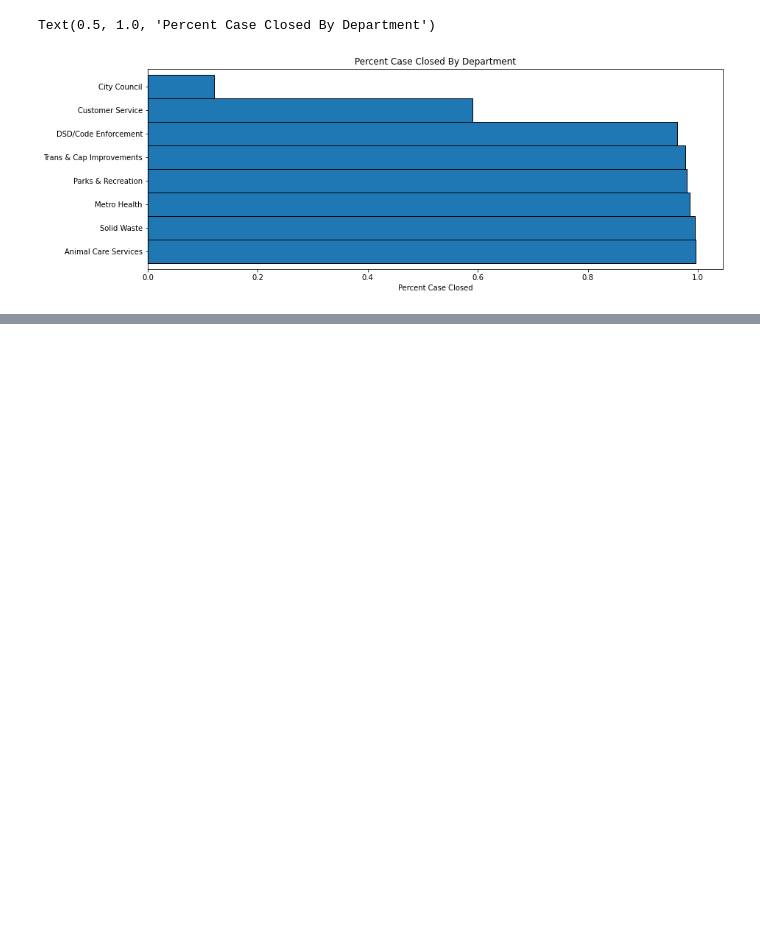
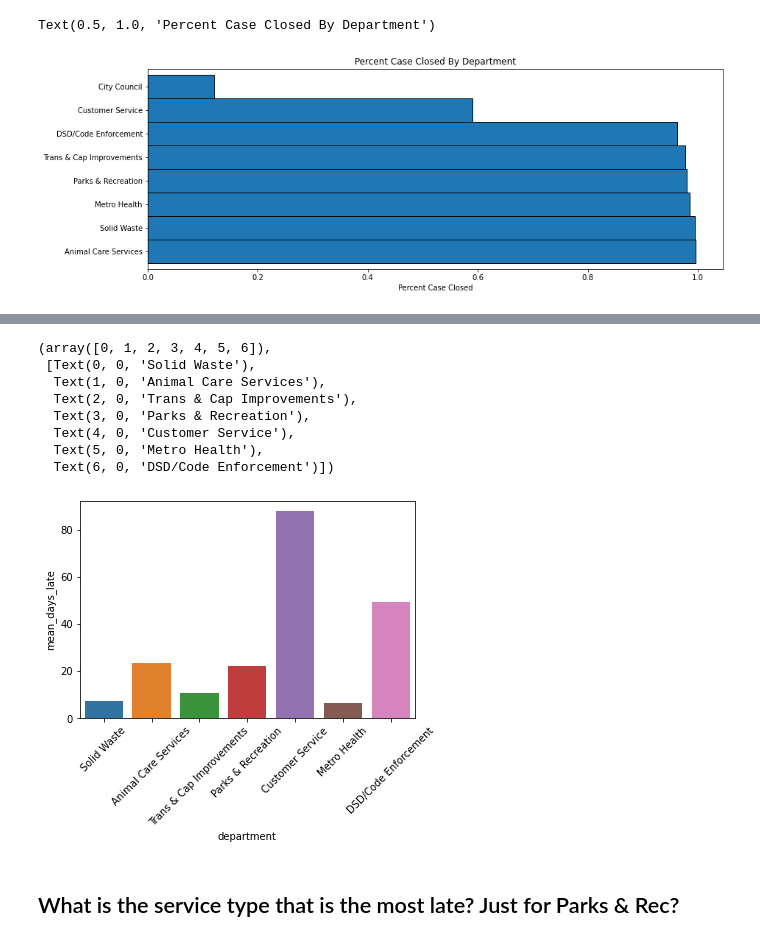
Before and after one commit to brianclements03/spark_exercises, a Jupyter notebook: explore.ipynb, the cells around one changed output, grey strips where cells are left out. Saved outputs shown, nothing was run; the diff lists cells and outputs as text; code cells hidden in the pictures; blank space fills up the shorter version.

```diff
--- a/explore.ipynb
+++ b/explore.ipynb
@@ -142,0 +145,18 @@ Text(0.5, 1.0, 'Percent Case Closed By Department')
+# %%
+# (
+# df.where("case_late")
+#     # note how we check the ouput of just this code to make sure before proceeding
+# .groupBy('department')
+#     .agg(mean('num_days_late'))
+# #     .orderBy("true")
+# .show(vertical=True)
+# )
+
+answer3 = (
+df.where("case_late")
+    # note how we check the ouput of just this code to make sure before proceeding
+.groupBy('department')
+    .agg(mean('num_days_late').alias('mean_days_late'))
+    .toPandas()
+# .show(vertical=True)
+)
@@ -142,0 +174,15 @@ Text(0.5, 1.0, 'Percent Case Closed By Department')
+# %%
+sns.barplot(data=answer3, x='department', y='mean_days_late')
+plt.xticks(rotation=45)
+# %% [output]
+(array([0, 1, 2, 3, 4, 5, 6]),
+ [Text(0, 0, 'Solid Waste'),
+  Text(1, 0, 'Animal Care Services'),
+  Text(2, 0, 'Trans & Cap Improvements'),
+  Text(3, 0, 'Parks & Recreation'),
+  Text(4, 0, 'Customer Service'),
+  Text(5, 0, 'Metro Health'),
+  Text(6, 0, 'DSD/Code Enforcement')])
+[figure, added]
+# %% [markdown]
+## What is the service type that is the most late? Just for Parks & Rec?
```
Also changed, not shown: parts of 6 cells of this notebook.
